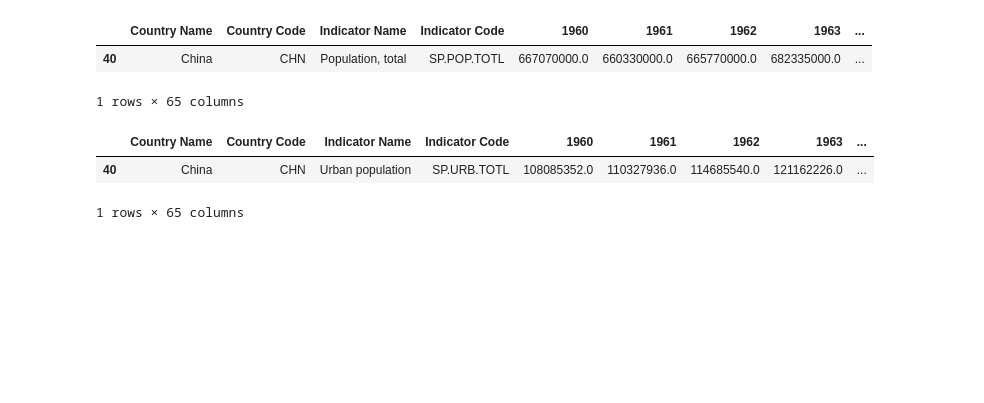
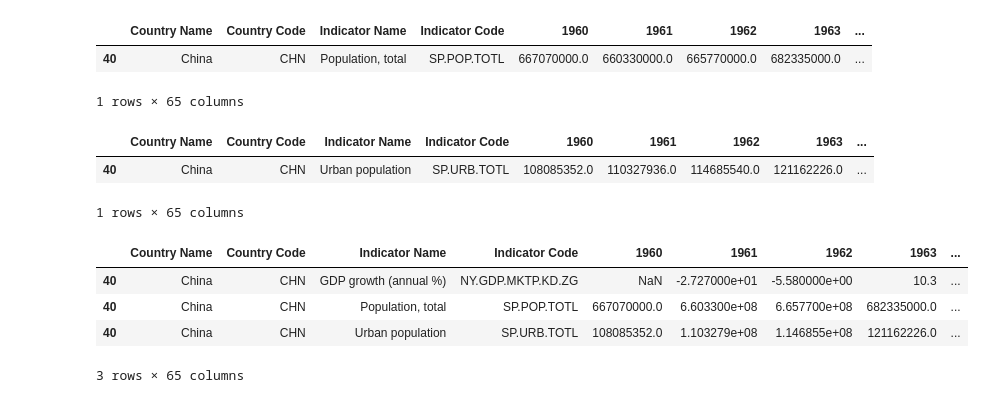
Before and after one commit to jackmcdonnell713/Sustainability_Group, a Jupyter notebook: Final Project.ipynb, the cells around one changed output. Cells and saved outputs as stored; diff of their text form; code cells hidden in the pictures; blank space fills up the shorter version.

Commit message:
concatenated china dataframe

```diff
--- a/Final Project.ipynb
+++ b/Final Project.ipynb
@@ -62,4 +63,13 @@ chinaurbanization_df.head()
 | 40 | China | CHN | Urban population | SP.URB.TOTL | 108085352.0 | 110327936.0 | 114685540.0 | 121162226.0 | ... |
 1 rows × 65 columns
 # %%
-# Concatenate china data into single dataframe
+# Concatenate china dataframes into single dataframe
+chinadata_df = chinagdp_df.append(chinapopulation_df)
+chinadata_df = chinadata_df.append(chinaurbanization_df)
+chinadata_df.head()
+# %% [output]
+|  | Country Name | Country Code | Indicator Name | Indicator Code | 1960 | 1961 | 1962 | 1963 | ... |
+| 40 | China | CHN | GDP growth (annual %) | NY.GDP.MKTP.KD.ZG | NaN | -2.727000e+01 | -5.580000e+00 | 10.3 | ... |
+| 40 | China | CHN | Population, total | SP.POP.TOTL | 667070000.0 | 6.603300e+08 | 6.657700e+08 | 682335000.0 | ... |
+| 40 | China | CHN | Urban population | SP.URB.TOTL | 108085352.0 | 1.103279e+08 | 1.146855e+08 | 121162226.0 | ... |
+3 rows × 65 columns
```
Also changed, not shown: parts of 1 cell of this notebook.
